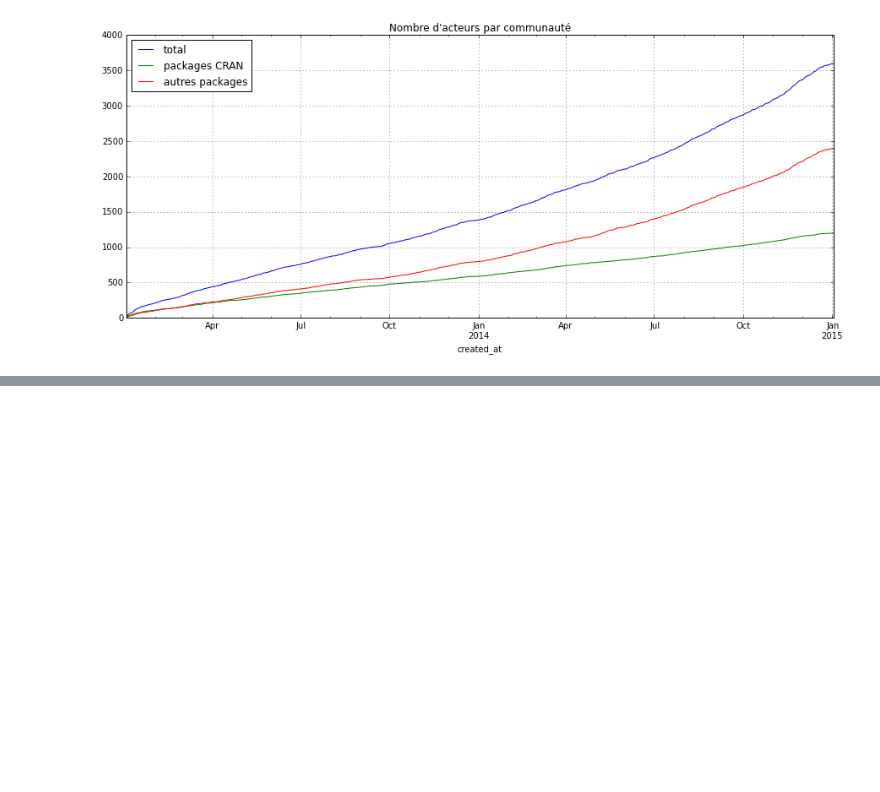
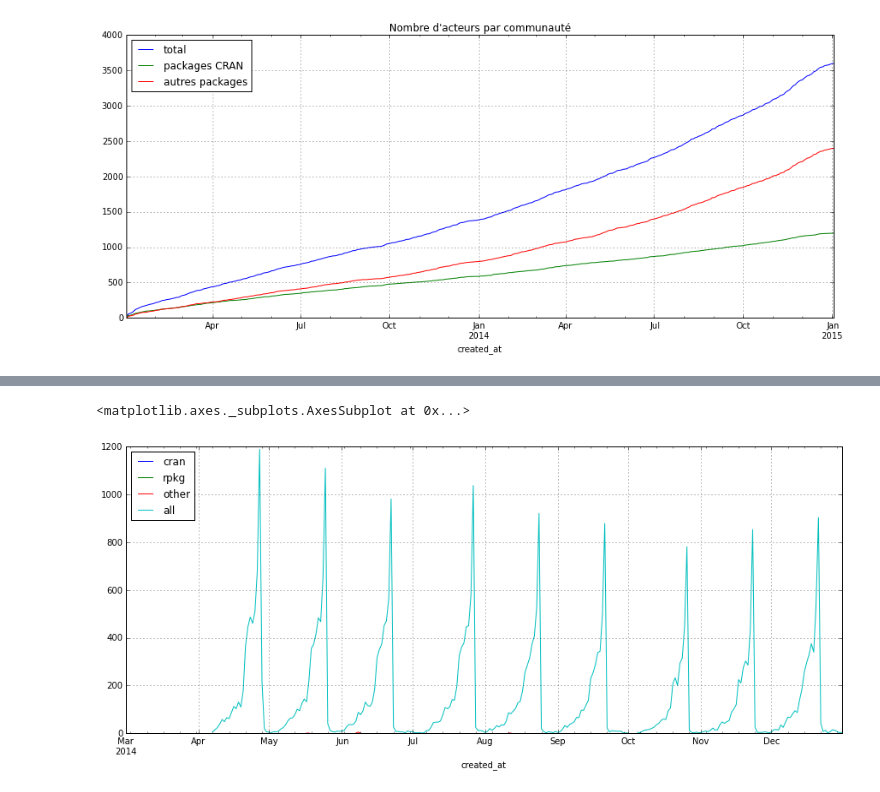
Before and after one commit to maelick/GitHub-API-Helpers, a Jupyter notebook: ActivityPlot.ipynb, the cells around one changed output, grey strips where cells are left out. Drawn from its saved outputs; the diff is of its cells as text; code cells hidden in the pictures; blank space fills up the shorter version.

```diff
--- a/ActivityPlot.ipynb
+++ b/ActivityPlot.ipynb
@@ -212,0 +258,5 @@ plot.legend([u'total', u'packages CRAN', u'autres packages'], loc='upper left')
+# %%
+df_fork_events_all[df_fork_events_all['owner']=='rdpeng'].resample('1D', how='sum')['2014-03-01':'2015-01-01'].plot(figsize=(15,6))
+# %% [output]
+<matplotlib.axes._subplots.AxesSubplot at 0x...>
+[figure, added]
```
Also changed, not shown: parts of 9 cells of this notebook, 2 other files.
